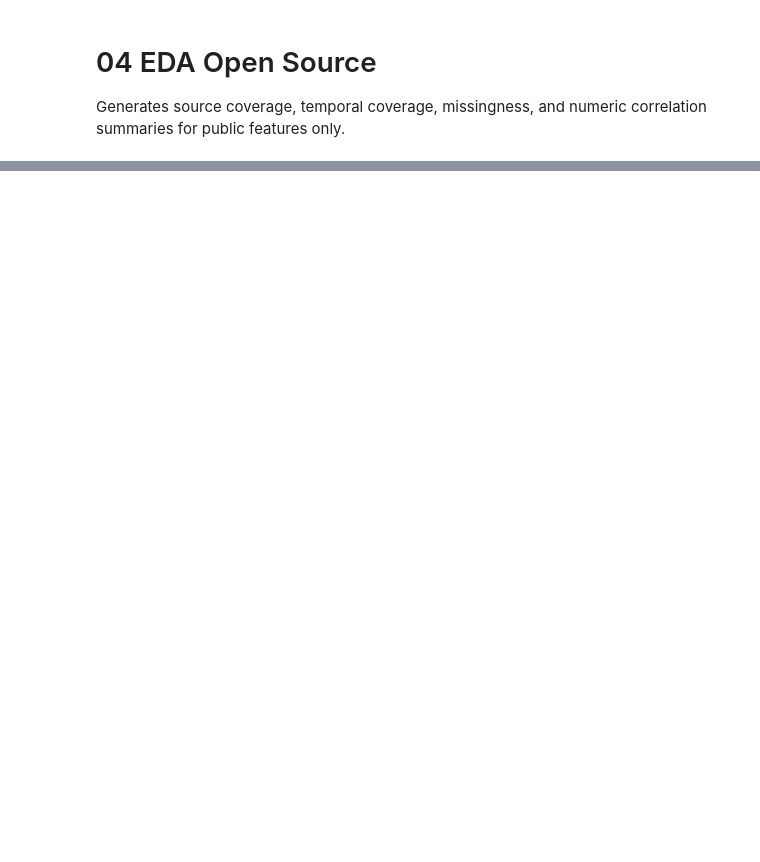
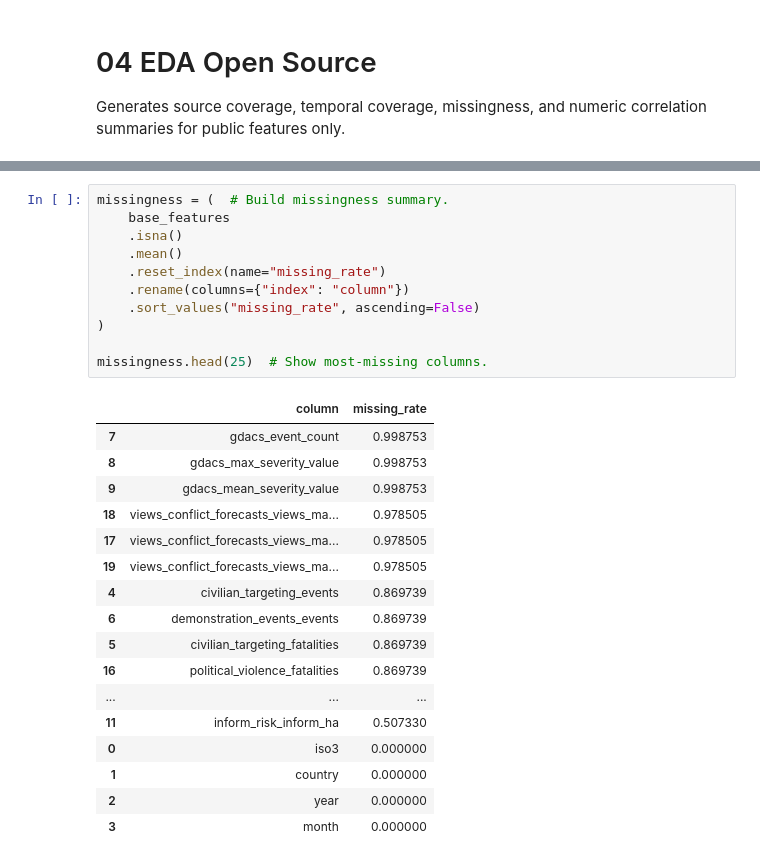
Before and after one commit to Arobnett/HDX-sources-and-more-API-connection, a Jupyter notebook: notebooks/04_eda_open_source.ipynb, the cells around one changed output, grey strips where cells are left out. Saved outputs shown, nothing was run; the diff lists cells and outputs as text; blank space fills up the shorter version.

```diff
--- a/notebooks/04_eda_open_source.ipynb
+++ b/notebooks/04_eda_open_source.ipynb
@@ -26,0 +71,29 @@ eda_summary
+# %%
+missingness = (  # Build missingness summary.
+    base_features
+    .isna()
+    .mean()
+    .reset_index(name="missing_rate")
+    .rename(columns={"index": "column"})
+    .sort_values("missing_rate", ascending=False)
+)
+
+missingness.head(25)  # Show most-missing columns.
+# %% [output]
+|  | column | missing_rate |
+| 7 | gdacs_event_count | 0.998753 |
+| 8 | gdacs_max_severity_value | 0.998753 |
+| 9 | gdacs_mean_severity_value | 0.998753 |
+| 18 | views_conflict_forecasts_views_ma... | 0.978505 |
+| 17 | views_conflict_forecasts_views_ma... | 0.978505 |
+| 19 | views_conflict_forecasts_views_ma... | 0.978505 |
+| 4 | civilian_targeting_events | 0.869739 |
+| 6 | demonstration_events_events | 0.869739 |
+| 5 | civilian_targeting_fatalities | 0.869739 |
+| 16 | political_violence_fatalities | 0.869739 |
+| ... | ... | ... |
+| 11 | inform_risk_inform_ha | 0.507330 |
+| 0 | iso3 | 0.000000 |
+| 1 | country | 0.000000 |
+| 2 | year | 0.000000 |
+| 3 | month | 0.000000 |
```
Also changed, not shown: parts of 7 cells of this notebook.
